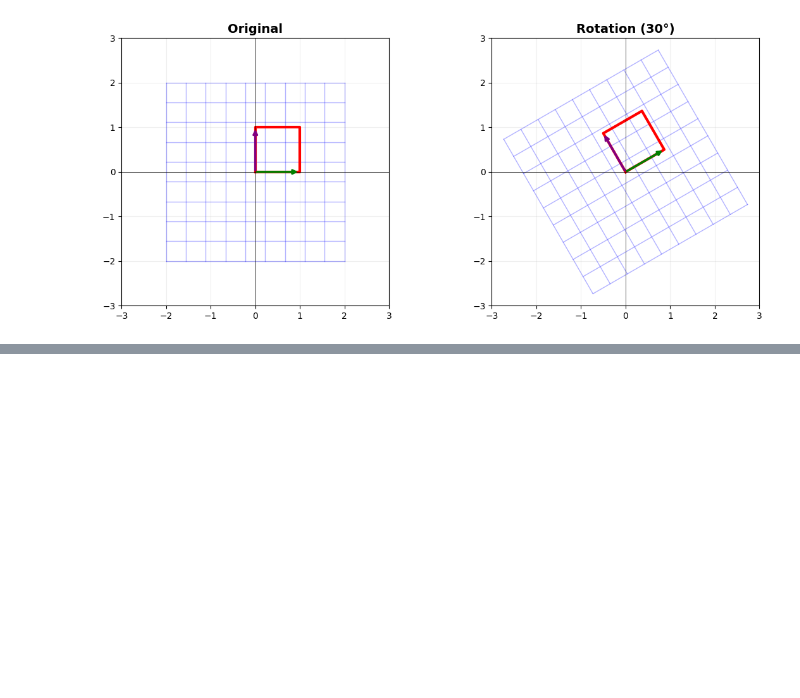
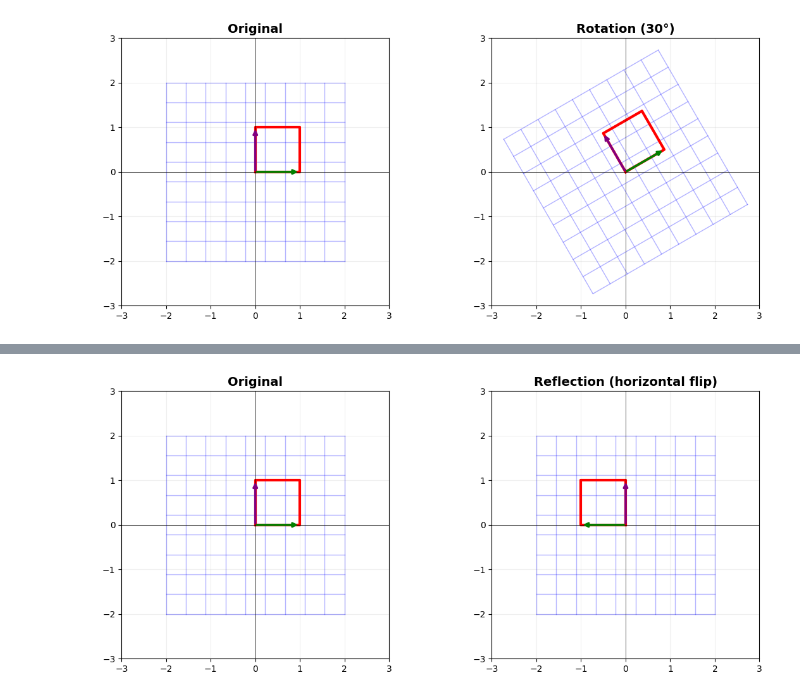
Before and after one commit to Aaidt/ML, a Jupyter notebook: tensors/tensir.ipynb, the cells around one changed output, grey strips where cells are left out. Cells and saved outputs as stored; diff of their text form; code cells hidden in the pictures; blank space fills up the shorter version.

```diff
--- a/tensors/tensir.ipynb
+++ b/tensors/tensir.ipynb
@@ -132,0 +138,5 @@ plot_transformation(rotation, "Rotation (30°)")
+# %%
+# 🔥 REFLECTION — flip it!
+plot_transformation([[-1, 0], [0, 1]], "Reflection (horizontal flip)")
+# %% [output]
+[figure, added]
```
Also changed, not shown: parts of 3 cells of this notebook.
